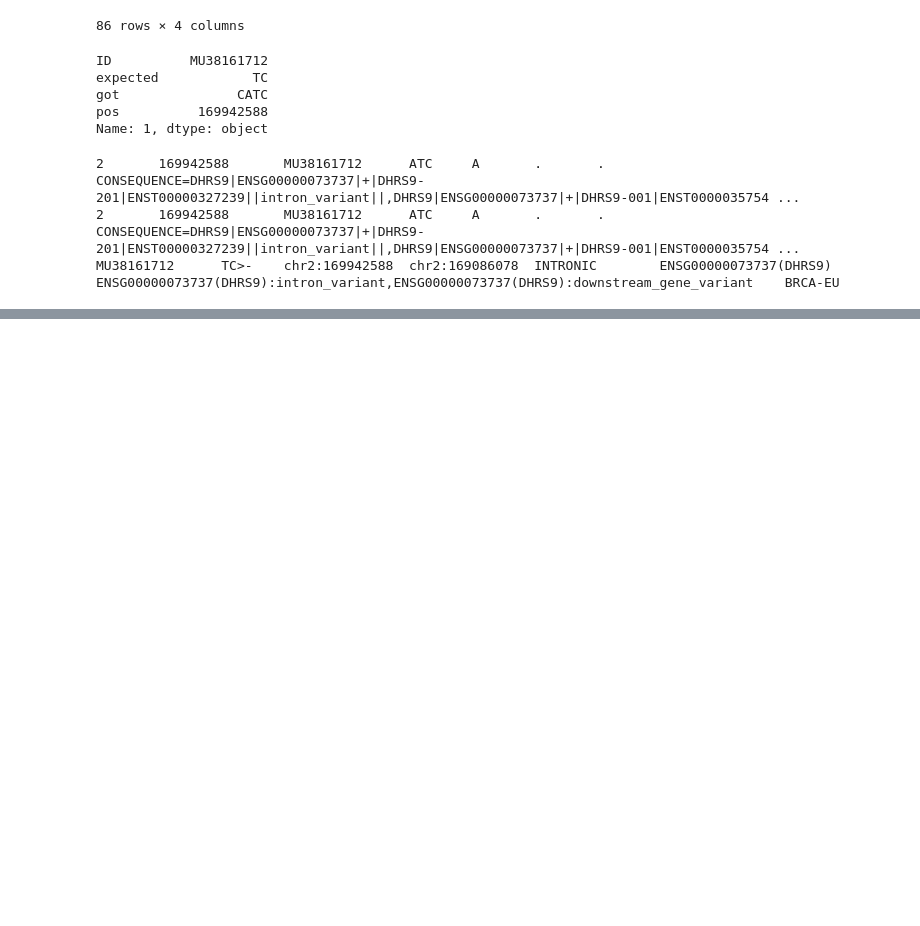
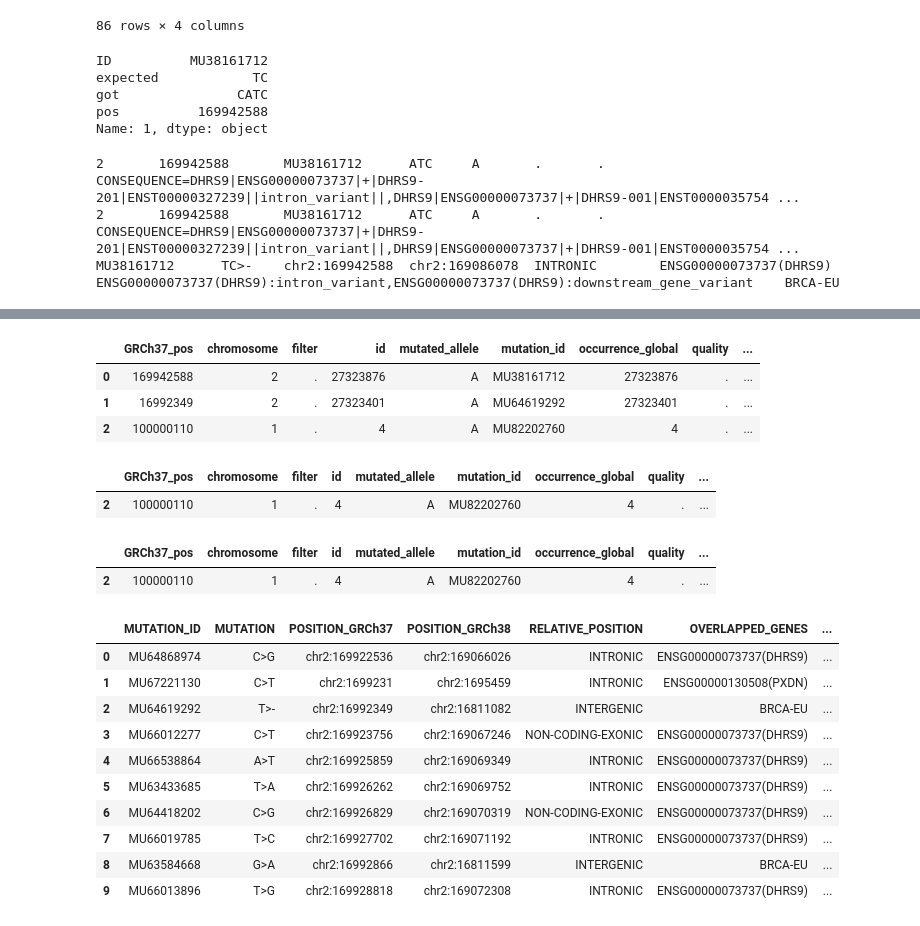
Before and after one commit to Ad115/ICGC-data-parser, a Jupyter notebook: workflows-&-examples/Verifying mutation positions.ipynb, the cells around one changed output, grey strips where cells are left out. Cells and saved outputs as stored; diff of their text form; code cells hidden in the pictures; blank space fills up the shorter version.

```diff
--- a/workflows-&-examples/Verifying mutation positions.ipynb
+++ b/workflows-&-examples/Verifying mutation positions.ipynb
@@ -740,0 +917,40 @@ MU38161712      TC>-    chr2:169942588  chr2:169086078  INTRONIC        ENSG0000
+# %%
+m_df = pd.DataFrame([dict(mut) for mut in list(m)])
+m_df
+# %% [output]
+|  | GRCh37_pos | chromosome | filter | id | mutated_allele | mutation_id | occurrence_global | quality | ... |
+| 0 | 169942588 | 2 | . | 27323876 | A | MU38161712 | 27323876 | . | ... |
+| 1 | 16992349 | 2 | . | 27323401 | A | MU64619292 | 27323401 | . | ... |
+| 2 | 100000110 | 1 | . | 4 | A | MU82202760 | 4 | . | ... |
+# %%
+m_df.query('mutation_id == "MU82202760"')
+# %% [output]
+|  | GRCh37_pos | chromosome | filter | id | mutated_allele | mutation_id | occurrence_global | quality | ... |
+| 2 | 100000110 | 1 | . | 4 | A | MU82202760 | 4 | . | ... |
+# %%
+m_df[m_df.mutation_id == "MU82202760"]
+# %% [output]
+|  | GRCh37_pos | chromosome | filter | id | mutated_allele | mutation_id | occurrence_global | quality | ... |
+| 2 | 100000110 | 1 | . | 4 | A | MU82202760 | 4 | . | ... |
+# %%
+# Open the file for reading chunk by chunk
+# And to experiment before the actual processing
+mutations_reader = pd.read_table('~/results/all.BRCA-EU.mutations-context.tsv',
+                                 header=1,
+                                 delim_whitespace=True,
+                                 chunksize=1000)
+mutations = mutations_reader.get_chunk(10)
+# %%
+mutations
+# %% [output]
+|  | MUTATION_ID | MUTATION | POSITION_GRCh37 | POSITION_GRCh38 | RELATIVE_POSITION | OVERLAPPED_GENES | ... |
+| 0 | MU64868974 | C>G | chr2:169922536 | chr2:169066026 | INTRONIC | ENSG00000073737(DHRS9) | ... |
+| 1 | MU67221130 | C>T | chr2:1699231 | chr2:1695459 | INTRONIC | ENSG00000130508(PXDN) | ... |
+| 2 | MU64619292 | T>- | chr2:16992349 | chr2:16811082 | INTERGENIC | BRCA-EU | ... |
+| 3 | MU66012277 | C>T | chr2:169923756 | chr2:169067246 | NON-CODING-EXONIC | ENSG00000073737(DHRS9) | ... |
+| 4 | MU66538864 | A>T | chr2:169925859 | chr2:169069349 | INTRONIC | ENSG00000073737(DHRS9) | ... |
+| 5 | MU63433685 | T>A | chr2:169926262 | chr2:169069752 | INTRONIC | ENSG00000073737(DHRS9) | ... |
+| 6 | MU64418202 | C>G | chr2:169926829 | chr2:169070319 | NON-CODING-EXONIC | ENSG00000073737(DHRS9) | ... |
+| 7 | MU66019785 | T>C | chr2:169927702 | chr2:169071192 | INTRONIC | ENSG00000073737(DHRS9) | ... |
+| 8 | MU63584668 | G>A | chr2:16992866 | chr2:16811599 | INTERGENIC | BRCA-EU | ... |
+| 9 | MU66013896 | T>G | chr2:169928818 | chr2:169072308 | INTRONIC | ENSG00000073737(DHRS9) | ... |
```
Also changed, not shown: parts of 33 cells of this notebook, 1 other file.
